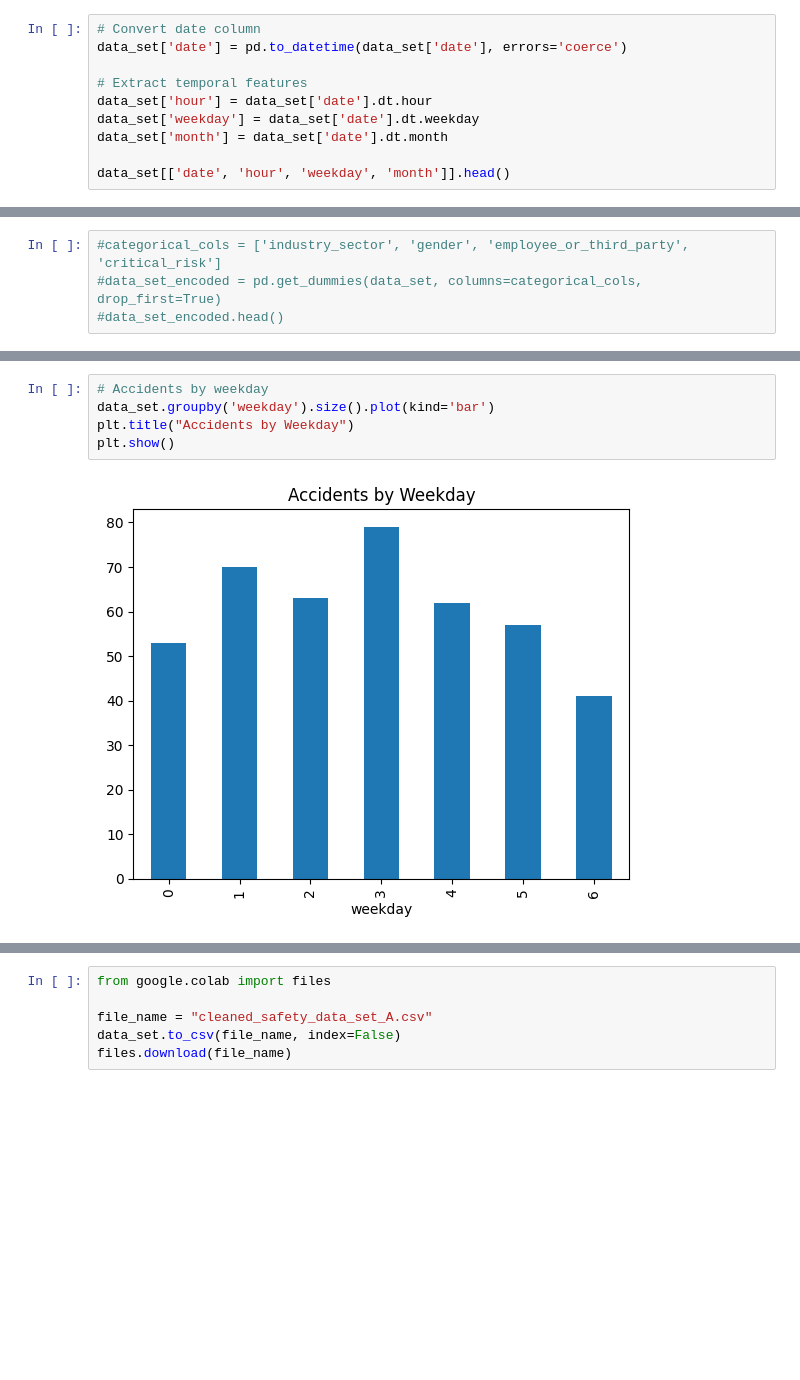
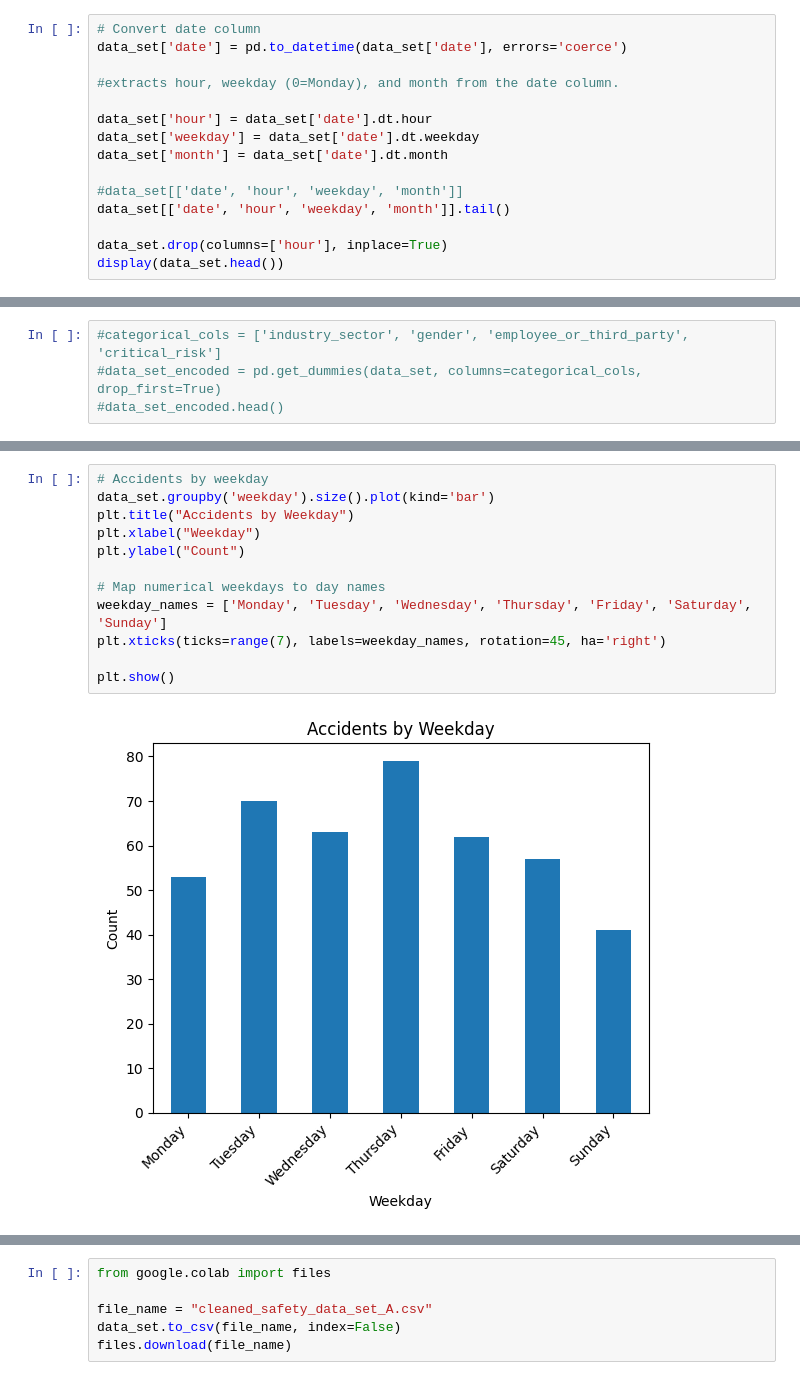
Before and after one commit to susara20010420/Workplace-Safety-Insights-from-the-Industrial-Safety-Health-Analytics-Dataset, a Jupyter notebook: WHSAT_eda_preprocessing.ipynb, the cells around one changed output, grey strips where cells are left out. Cells and saved outputs as stored; diff of their text form; blank space fills up the shorter version.

```diff
--- a/WHSAT_eda_preprocessing.ipynb
+++ b/WHSAT_eda_preprocessing.ipynb
@@ -65,10 +66,15 @@ Index(['date', 'countries', 'local', 'industry_sector', 'accident_level',
 # Convert date column
 data_set['date'] = pd.to_datetime(data_set['date'], errors='coerce')
 
-# Extract temporal features
+#extracts hour, weekday (0=Monday), and month from the date column.
+
 data_set['hour'] = data_set['date'].dt.hour
 data_set['weekday'] = data_set['date'].dt.weekday
 data_set['month'] = data_set['date'].dt.month
 
-data_set[['date', 'hour', 'weekday', 'month']].head()
+#data_set[['date', 'hour', 'weekday', 'month']]
+data_set[['date', 'hour', 'weekday', 'month']].tail()
+
+data_set.drop(columns=['hour'], inplace=True)
+display(data_set.head())
 # %% [output]
@@ -150,7 +152,14 @@ print(class_weights)
 # %%
 # Accidents by weekday
 data_set.groupby('weekday').size().plot(kind='bar')
 plt.title("Accidents by Weekday")
+plt.xlabel("Weekday")
+plt.ylabel("Count")
+
+# Map numerical weekdays to day names
+weekday_names = ['Monday', 'Tuesday', 'Wednesday', 'Thursday', 'Friday', 'Saturday', 'Sunday']
+plt.xticks(ticks=range(7), labels=weekday_names, rotation=45, ha='right')
+
 plt.show()
 # %% [output]
-[figure, old version]
+[figure, new version]
```
Also changed, not shown: parts of 17 cells of this notebook.
